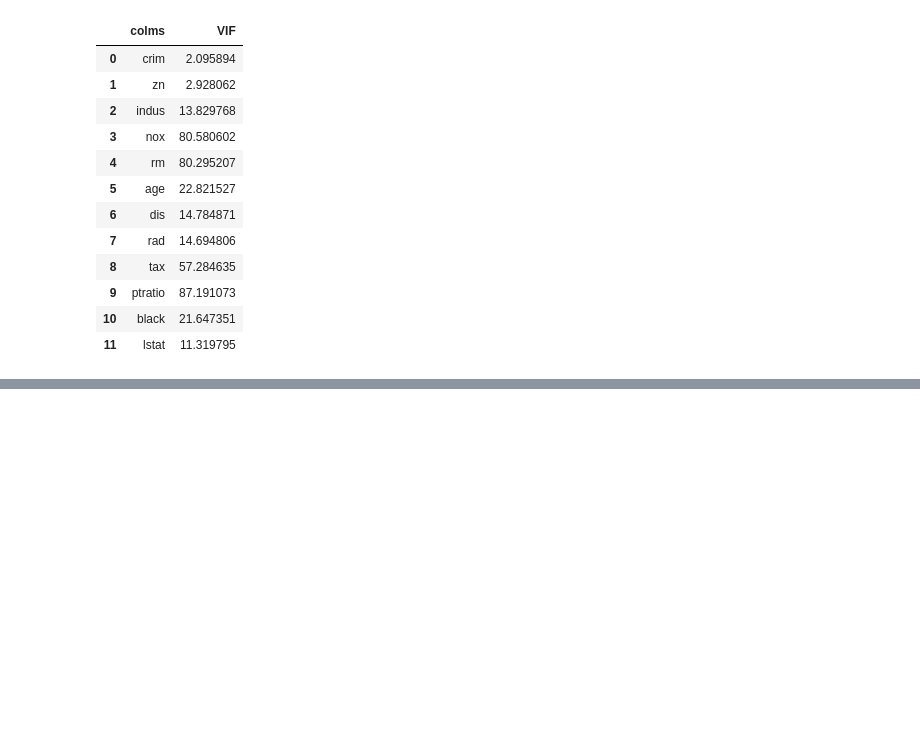
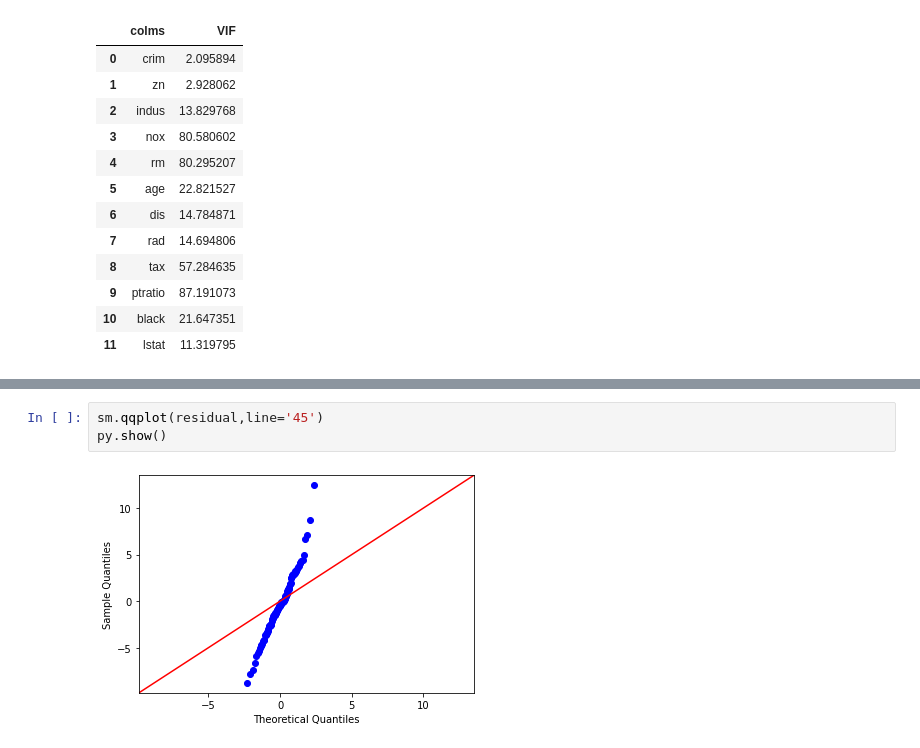
Before and after one commit to ChanakaErangaGunarathna/ML_workshop_LinearRegression, a Jupyter notebook: Untitled.ipynb, the cells around one changed output, grey strips where cells are left out. Saved outputs shown, nothing was run; the diff lists cells and outputs as text; blank space fills up the shorter version.

```diff
--- a/Untitled.ipynb
+++ b/Untitled.ipynb
@@ -174,0 +188,5 @@ df_VIF1
+# %%
+sm.qqplot(residual,line='45')
+py.show()
+# %% [output]
+[figure, added]
```
Also changed, not shown: parts of 9 cells of this notebook, 2 other files.
